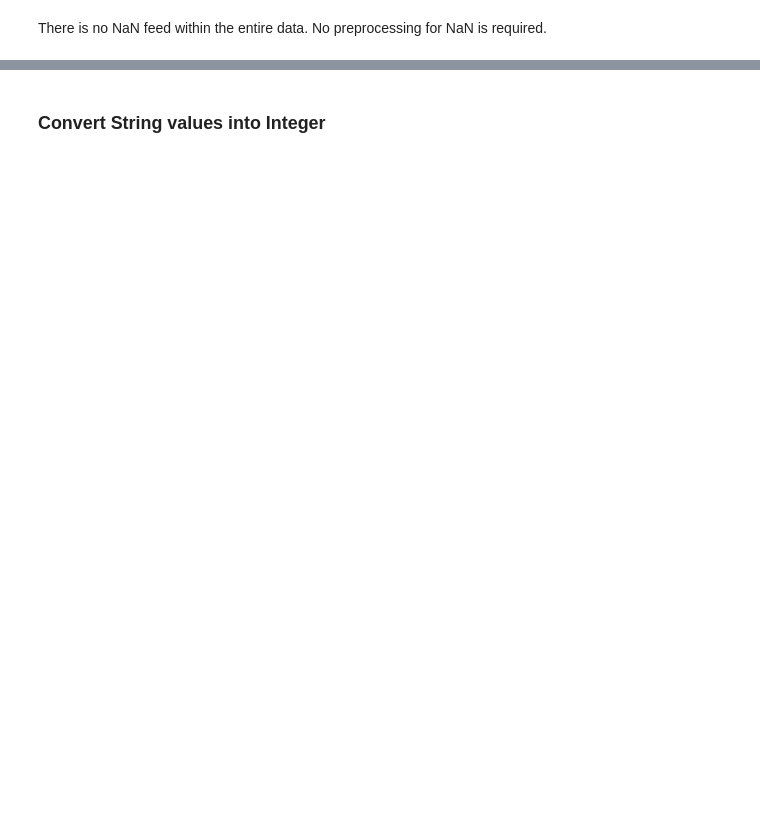
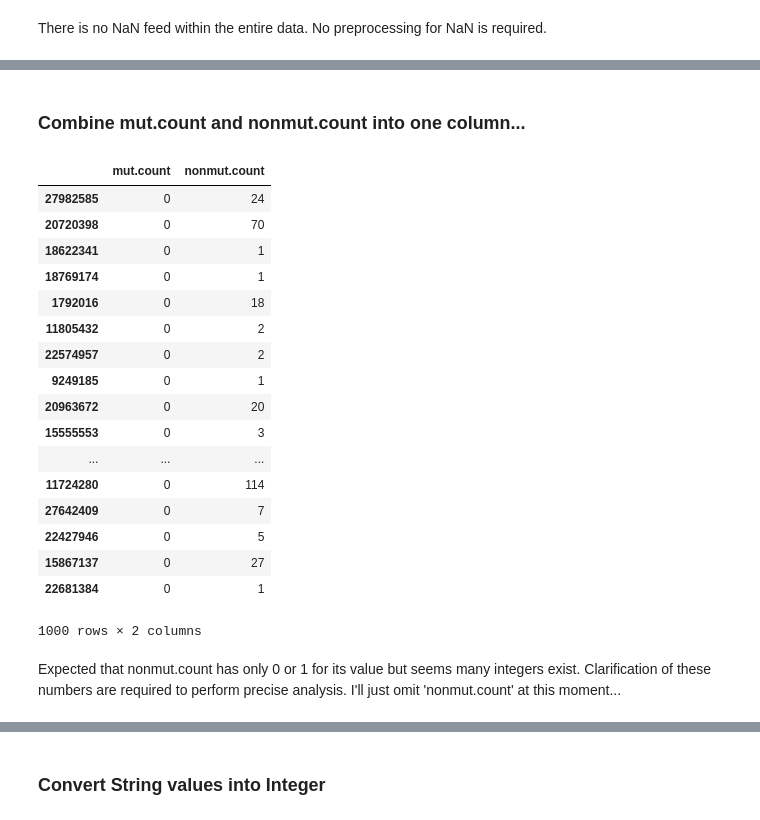
Before and after one commit to niekoloid/gastric_cancer, a Jupyter notebook: gastric_cancer_analysis.ipynb, the cells around one changed output, grey strips where cells are left out. Drawn from its saved outputs; the diff is of its cells as text; code cells hidden in the pictures; blank space fills up the shorter version.

```diff
--- a/gastric_cancer_analysis.ipynb
+++ b/gastric_cancer_analysis.ipynb
@@ -85,0 +125,28 @@ There is no NaN feed within the entire data. No preprocessing for NaN is require
+# %% [markdown]
+### Combine mut.count and nonmut.count into one column...
+# %%
+# Quick check if rows are mutually exclusivelly filled by 0 and 1.
+randix= np.random.randint(1, dataset_full.shape[0], size=1000)
+dataset_full[['mut.count', 'nonmut.count']].iloc[randix]
+# %% [output]
+|  | mut.count | nonmut.count |
+| 27982585 | 0 | 24 |
+| 20720398 | 0 | 70 |
+| 18622341 | 0 | 1 |
+| 18769174 | 0 | 1 |
+| 1792016 | 0 | 18 |
+| 11805432 | 0 | 2 |
+| 22574957 | 0 | 2 |
+| 9249185 | 0 | 1 |
+| 20963672 | 0 | 20 |
+| 15555553 | 0 | 3 |
+| ... | ... | ... |
+| 11724280 | 0 | 114 |
+| 27642409 | 0 | 7 |
+| 22427946 | 0 | 5 |
+| 15867137 | 0 | 27 |
+| 22681384 | 0 | 1 |
+1000 rows × 2 columns
+# %% [markdown]
+Expected that nonmut.count has only 0 or 1 for its value but seems many integers exist. Clarification of these numbers are required to perform precise analysis.
+I'll just omit 'nonmut.count' at this moment...
```
Also changed, not shown: parts of 42 cells of this notebook.
